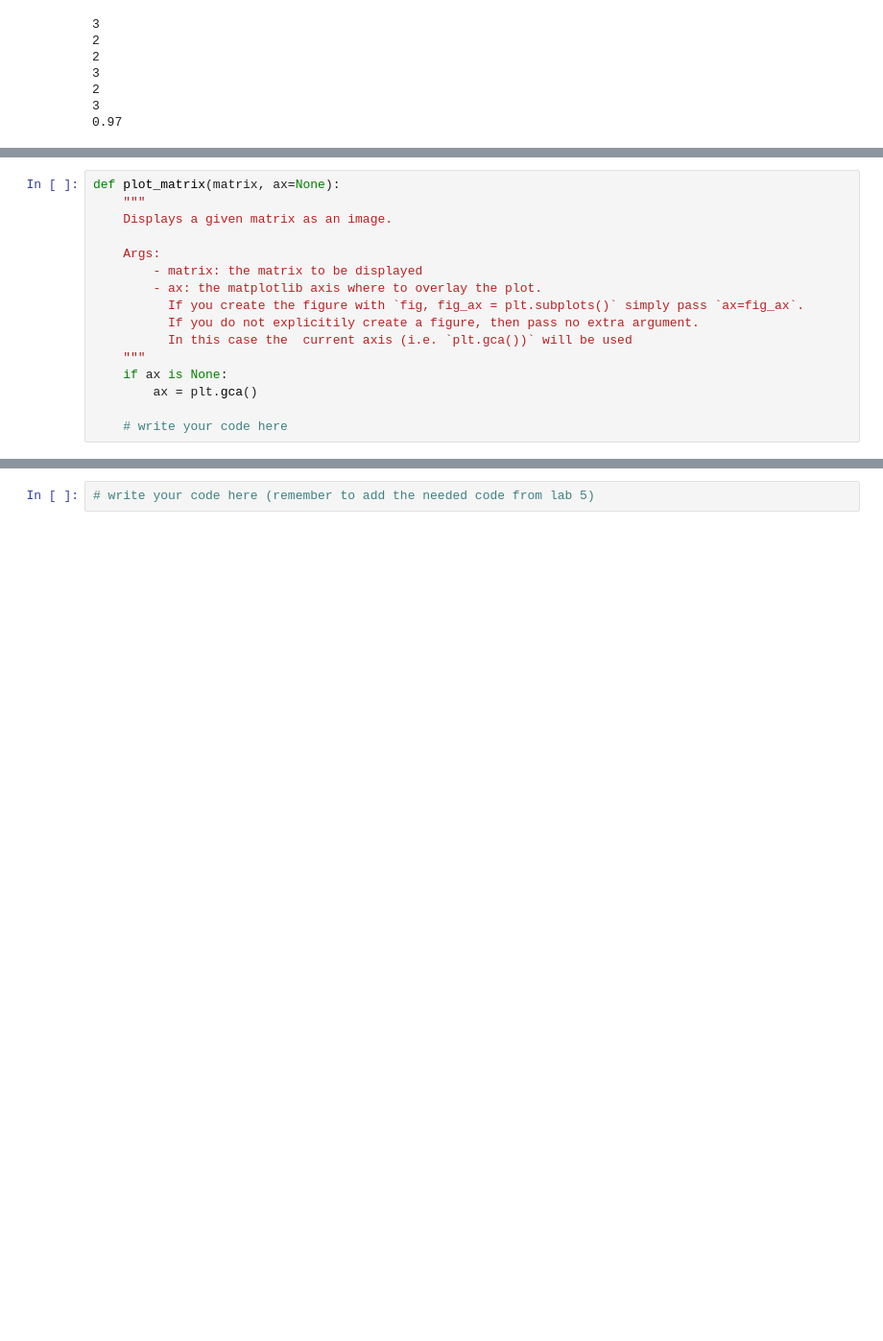
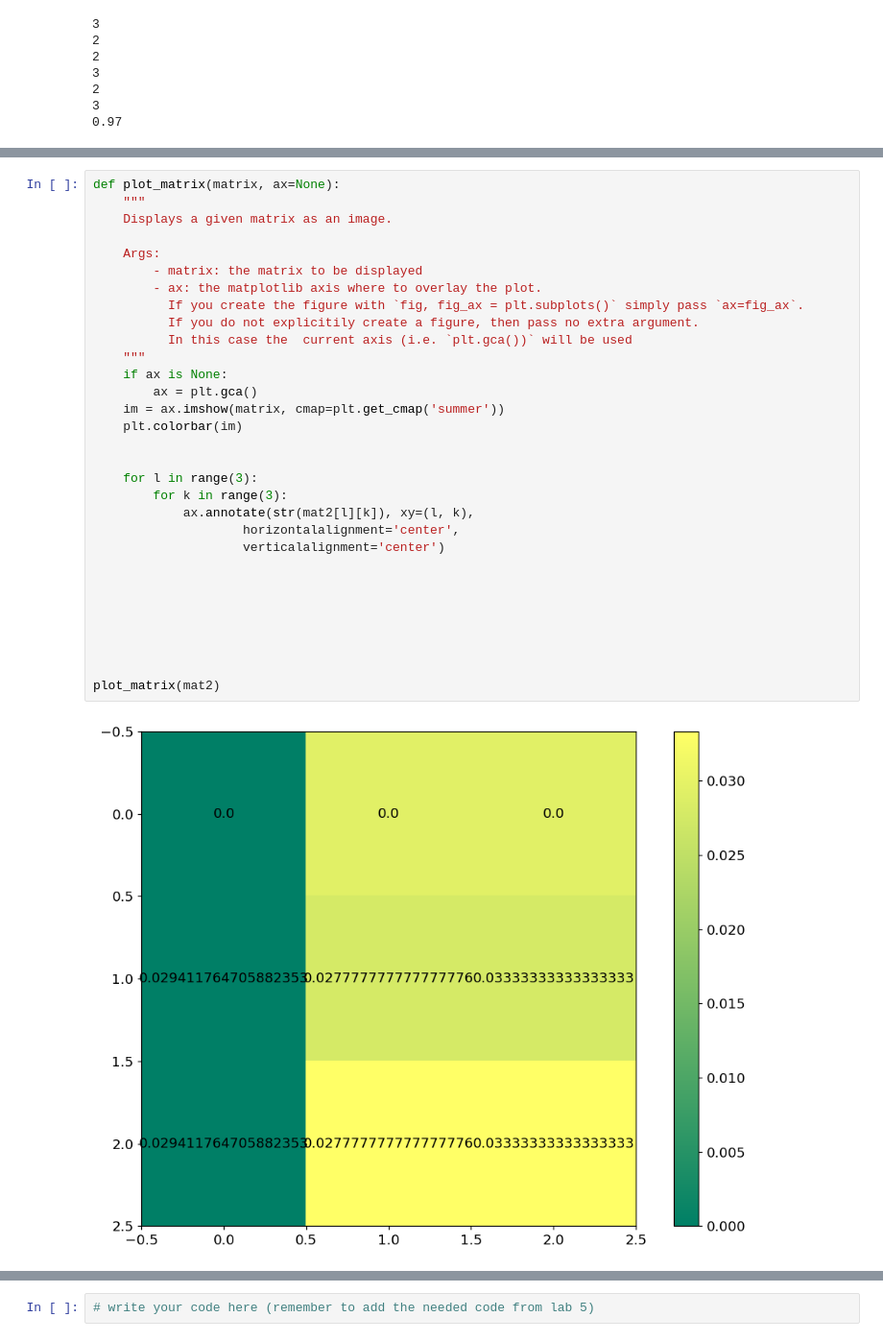
Before and after one commit to Rakin-Chowdhury/SPSCW2, a Jupyter notebook: lab_6/labsheet6.ipynb, the cells around one changed output, grey strips where cells are left out. Shown at 96% size. Saved outputs shown, nothing was run; the diff lists cells and outputs as text; blank space fills up the shorter version.

```diff
--- a/lab_6/labsheet6.ipynb
+++ b/lab_6/labsheet6.ipynb
@@ -173,19 +198,36 @@ We are providing a little code stub to get you started. Note the text enclosed b
 # %%
 def plot_matrix(matrix, ax=None):
     """
     Displays a given matrix as an image.
 
     Args:
         - matrix: the matrix to be displayed
         - ax: the matplotlib axis where to overlay the plot.
           If you create the figure with `fig, fig_ax = plt.subplots()` simply pass `ax=fig_ax`.
           If you do not explicitily create a figure, then pass no extra argument.
           In this case the  current axis (i.e. `plt.gca())` will be used
     """
     if ax is None:
         ax = plt.gca()
+    im = ax.imshow(matrix, cmap=plt.get_cmap('summer'))
+    plt.colorbar(im)
 
-    # write your code here
+
+    for l in range(3):
+        for k in range(3):
+            ax.annotate(str(mat2[l][k]), xy=(l, k),
+                    horizontalalignment='center',
+                    verticalalignment='center')
+
+
+
+
+
+
+
+plot_matrix(mat2)
+# %% [output]
+[figure, added]
 # %% [markdown]
 ## 4. Iris features evaluation
 
```
Also changed, not shown: parts of 1 cell of this notebook.
